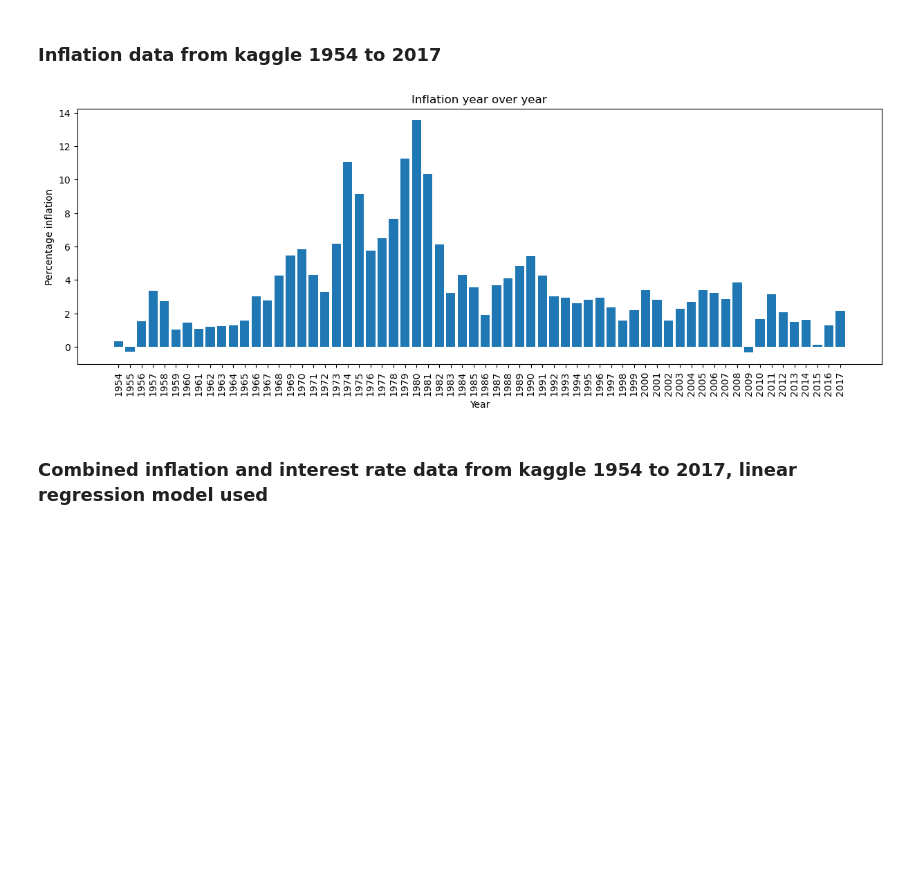
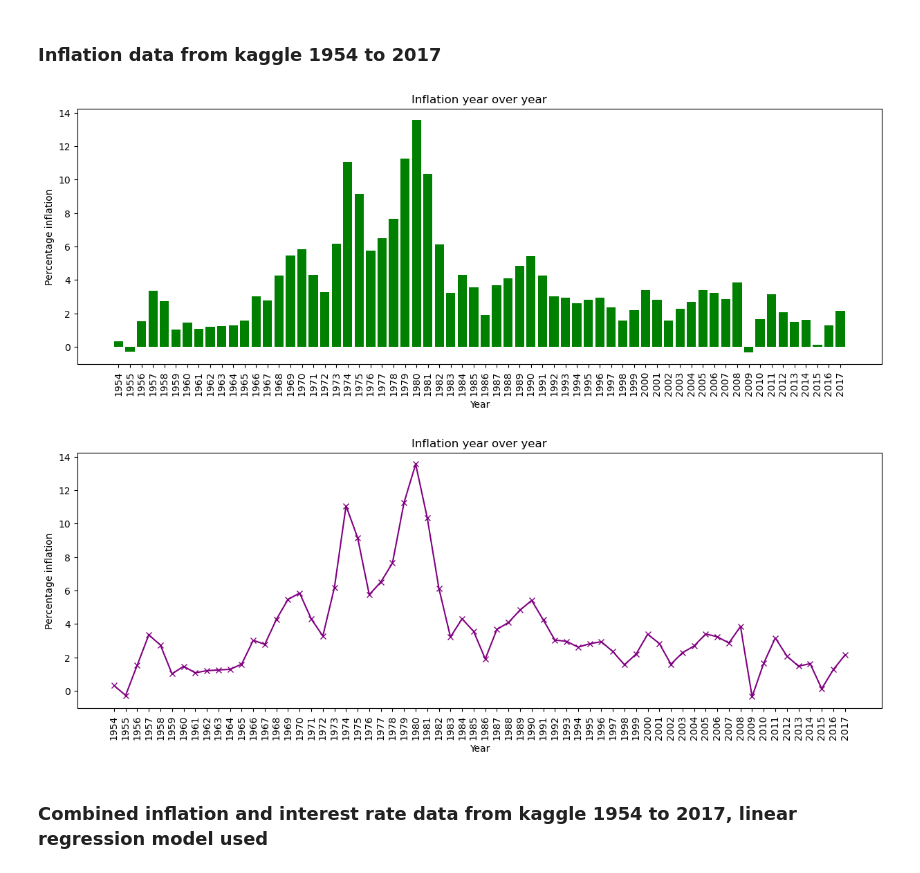
Before and after one commit to DaVictual/DataAnalyticsProject-Remote, a Jupyter notebook: main.ipynb, the cells around one changed output. Drawn from its saved outputs; the diff is of its cells as text; code cells hidden in the pictures; blank space fills up the shorter version.

```diff
--- a/main.ipynb
+++ b/main.ipynb
@@ -46,20 +56,31 @@ plt.show()
 # %%
 cpi_dictionary_inflation_year_over_year_1954_to_2017 = dataCleaning.total_cpi_per_year_usa_cleaning.get_cleaned_cpi_data()
 
 names = list(cpi_dictionary_inflation_year_over_year_1954_to_2017.keys())
 values = list(cpi_dictionary_inflation_year_over_year_1954_to_2017.values())
 
 fig, ax = plt.subplots()
 
-plt.title("Inflation year over year")
-plt.ylabel("Percentage inflation")
-plt.xlabel("Year")
-ax.bar(names, values)
+ax.set_title("Inflation year over year")
+ax.set_ylabel("Percentage inflation")
+ax.set_xlabel("Year")
+ax.bar(names, values, color="green")
 ax.tick_params(axis="x", labelrotation = 90)
 fig.set_figwidth(15)
 plt.show()
+
+fig, ax = plt.subplots()
+
+ax.set_title("Inflation year over year")
+ax.set_ylabel("Percentage inflation")
+ax.set_xlabel("Year")
+ax.plot(names, values, marker="x", color="purple")
+ax.tick_params(axis="x", labelrotation = 90)
+fig.set_figwidth(15)
+plt.show()
 # %% [output]
-[figure, old version]
+[figure, new version]
+[figure, added]
 # %% [markdown]
 ### Combined inflation and interest rate data from kaggle 1954 to 2017, linear regression model used
 # %%
```
Also changed, not shown: parts of 9 cells of this notebook.
